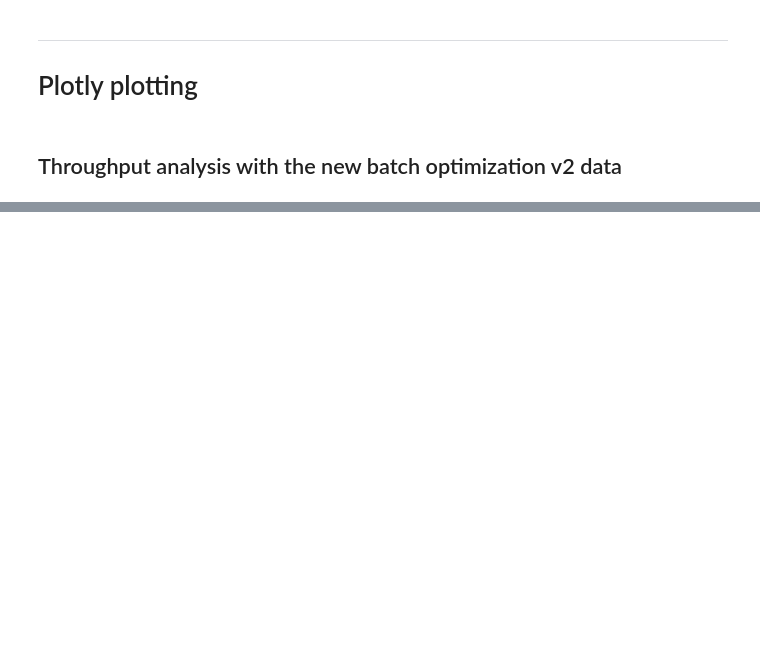
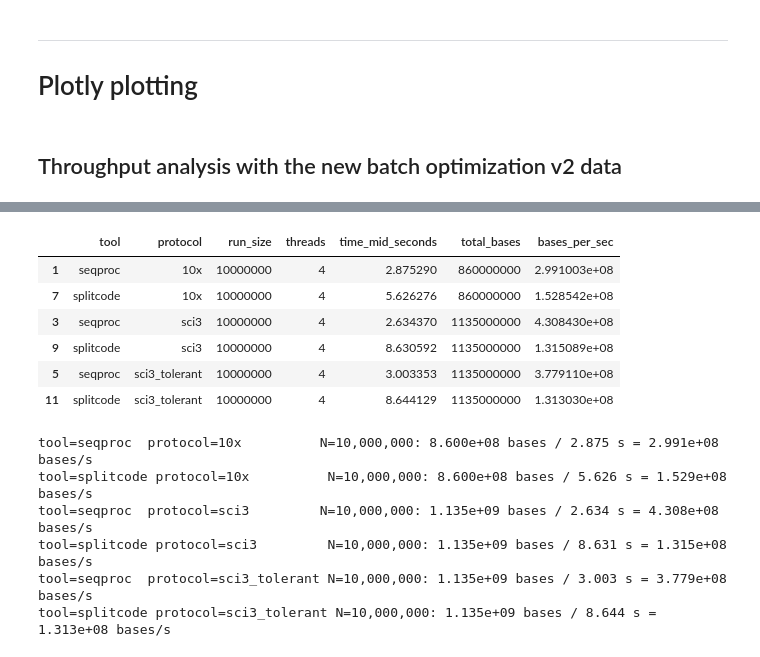
Before and after one commit to COMBINE-lab/seqproc, a Jupyter notebook: compare.ipynb, the cells around one changed output, grey strips where cells are left out. Cells and saved outputs as stored; diff of their text form; code cells hidden in the pictures; blank space fills up the shorter version.

```diff
--- a/compare.ipynb
+++ b/compare.ipynb
@@ -1034,0 +1470,64 @@ fig.show()
+# %%
+# --- Concrete per-base throughput check for 10M runs (strict + tolerant) ---
+import pandas as pd
+
+# Reuse df_tools_agg from the splitcode vs seqproc comparison cell
+_df = df_tools_agg.copy()
+
+# Exact total bases, using known read lengths per protocol and N
+# 10x: R1=26, R2=60 => 86 bases/read pair
+# sci3 / sci3_tolerant: R1 alternates 33/34 with anchor at offset 9/10, R2=80
+#       For a given N: even-index reads have 33, odd-index 34.
+def total_bases(protocol: str, n: int) -> int:
+    if protocol == "10x":
+        return n * (26 + 60)
+    elif protocol in {"sci3", "sci3_tolerant"}:
+        n_even = n // 2
+        n_odd = n - n_even
+        total_r1 = n_even * 33 + n_odd * 34
+        total_r2 = n * 80
+        return total_r1 + total_r2
+    else:
+        raise ValueError(f"Unknown protocol: {protocol}")
+
+_df["total_bases"] = _df.apply(
+    lambda r: total_bases(r["protocol"], int(r["run_size"])), axis=1
+)
+_df["bases_per_sec"] = _df["total_bases"] / _df["time_mid_seconds"]
+
+# Focus on N=10M rows
+mask_10m = _df["run_size"] == 10_000_000
+throughput_10m = _df[mask_10m].sort_values(["protocol", "tool"])
+
+display(
+    throughput_10m[[
+        "tool", "protocol", "run_size", "threads",
+        "time_mid_seconds", "total_bases", "bases_per_sec",
+    ]]
+)
+
+for _, row in throughput_10m.iterrows():
+    tool = row["tool"]
+    prot = row["protocol"]
+    N = int(row["run_size"])
+    t = row["time_mid_seconds"]
+    bases = int(row["total_bases"])
+    bps = row["bases_per_sec"]
+    print(
+        f"tool={tool:8s} protocol={prot:12s} N={N:,}: "
+        f"{bases:.3e} bases / {t:.3f} s = {bps:.3e} bases/s"
+    )
+# %% [output]
+|  | tool | protocol | run_size | threads | time_mid_seconds | total_bases | bases_per_sec |
+| 1 | seqproc | 10x | 10000000 | 4 | 2.875290 | 860000000 | 2.991003e+08 |
+| 7 | splitcode | 10x | 10000000 | 4 | 5.626276 | 860000000 | 1.528542e+08 |
+| 3 | seqproc | sci3 | 10000000 | 4 | 2.634370 | 1135000000 | 4.308430e+08 |
+| 9 | splitcode | sci3 | 10000000 | 4 | 8.630592 | 1135000000 | 1.315089e+08 |
+| 5 | seqproc | sci3_tolerant | 10000000 | 4 | 3.003353 | 1135000000 | 3.779110e+08 |
+| 11 | splitcode | sci3_tolerant | 10000000 | 4 | 8.644129 | 1135000000 | 1.313030e+08 |
+tool=seqproc  protocol=10x          N=10,000,000: 8.600e+08 bases / 2.875 s = 2.991e+08 bases/s
+tool=splitcode protocol=10x          N=10,000,000: 8.600e+08 bases / 5.626 s = 1.529e+08 bases/s
+tool=seqproc  protocol=sci3         N=10,000,000: 1.135e+09 bases / 2.634 s = 4.308e+08 bases/s
+tool=splitcode protocol=sci3         N=10,000,000: 1.135e+09 bases / 8.631 s = 1.315e+08 bases/s
+tool=seqproc  protocol=sci3_tolerant N=10,000,000: 1.135e+09 bases / 3.003 s = 3.779e+08 bases/s
+tool=splitcode protocol=sci3_tolerant N=10,000,000: 1.135e+09 bases / 8.644 s = 1.313e+08 bases/s
```
Also changed, not shown: parts of 13 cells of this notebook.
